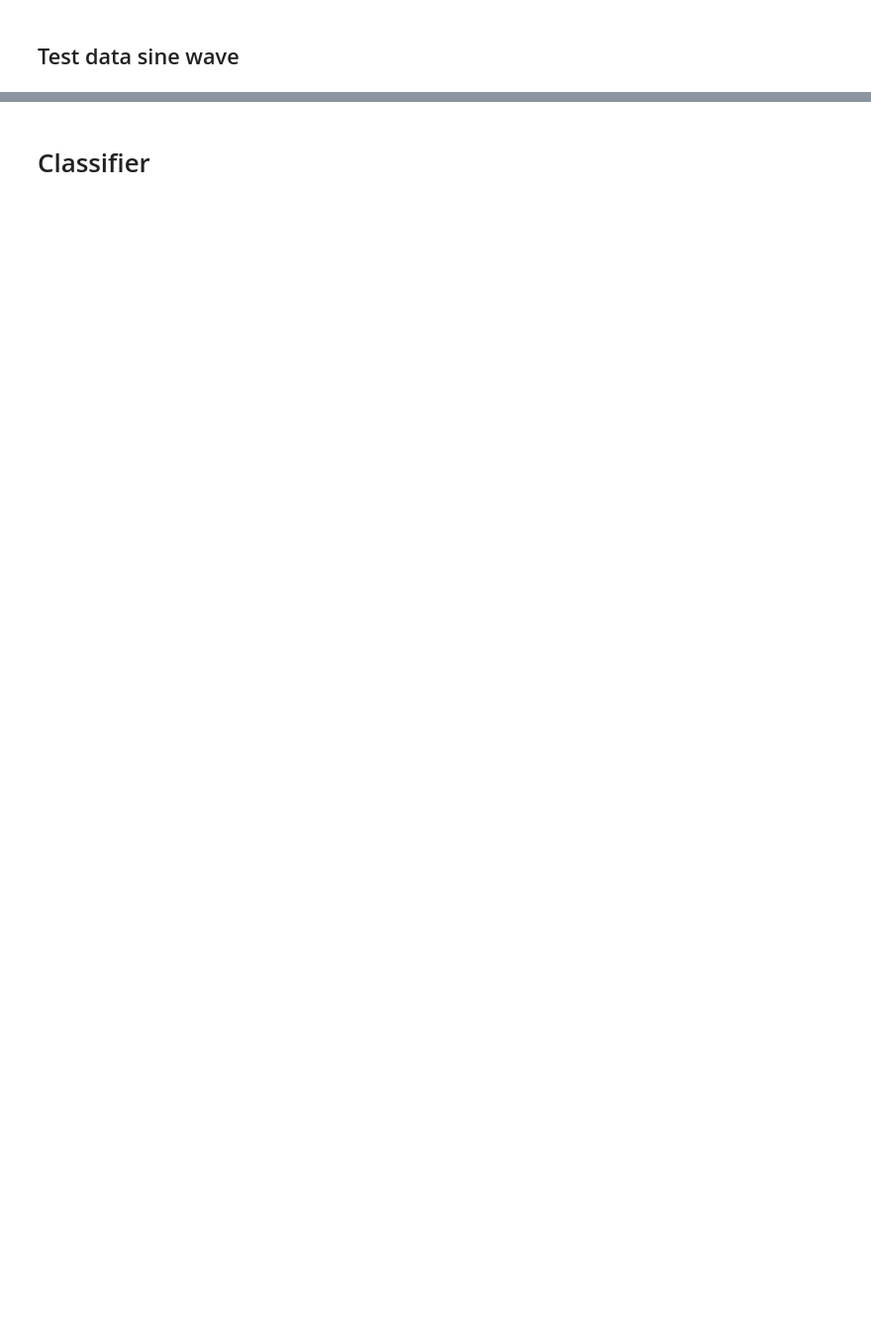
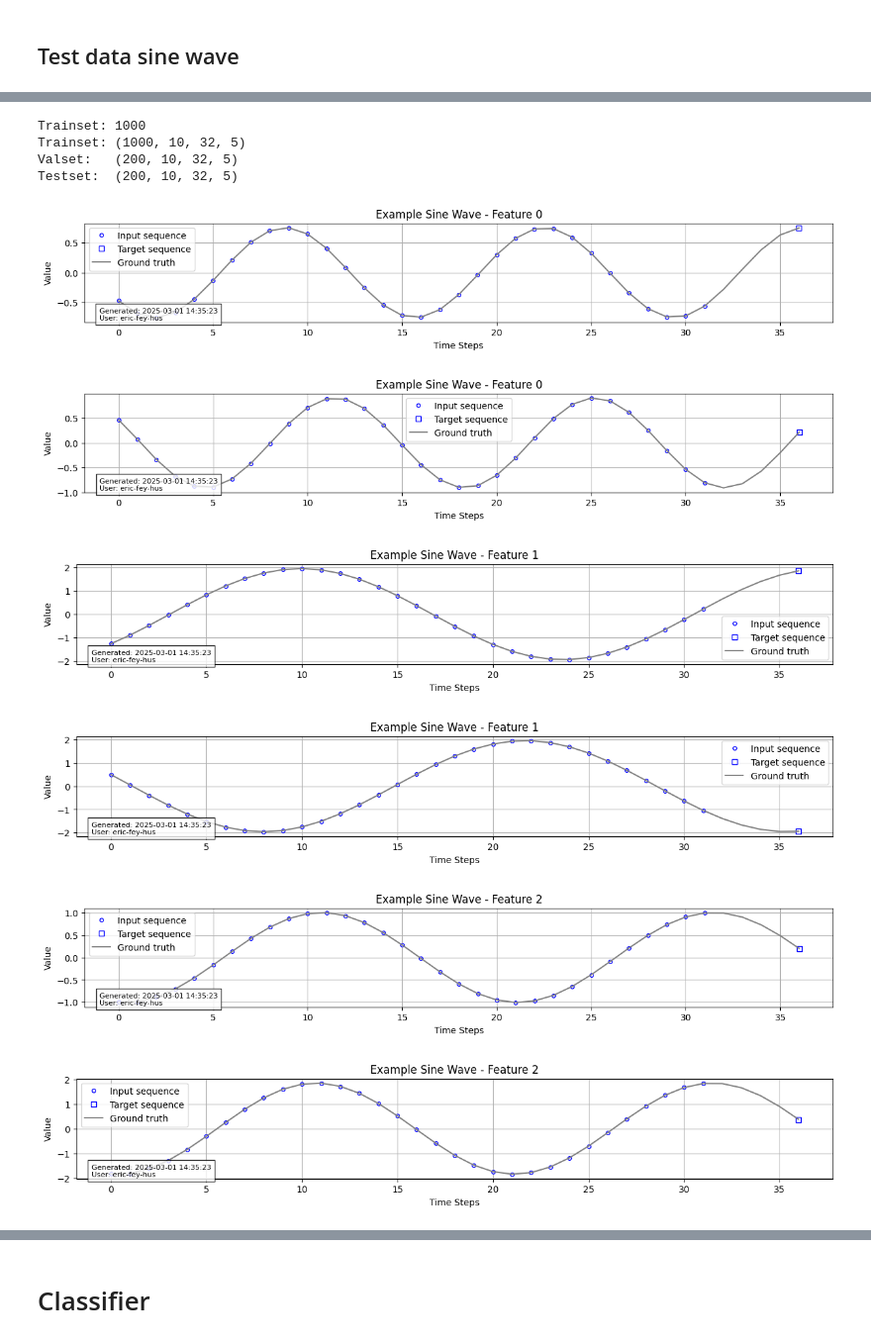
Before and after one commit to eric-fey-hus/ukko, a Jupyter notebook: ukko_get_started.ipynb, the cells around one changed output, grey strips where cells are left out. Shown at 99% size. Saved outputs shown, nothing was run; the diff lists cells and outputs as text; code cells hidden in the pictures; blank space fills up the shorter version.

```diff
--- a/ukko_get_started.ipynb
+++ b/ukko_get_started.ipynb
@@ -220 +125,55 @@ def test_model_with_sine_data():
+# %%
+importlib.reload(ukko.data)
+
+# Parameters
+batch_size = 32
+n_samples = 1400
+n_features = 10
+sequence_length = 32
+prediction_length = 5
+
+# Create dataset:
+dataset = ukko.data.SineWaveDataset(n_samples, n_features, sequence_length, prediction_length,
+                                   base_freq=0.05, noise_level=0.0)
+ukko.data.plot_example_dataset(dataset, sample_idx=0, feature_idx=0)
+ukko.data.plot_example_dataset(dataset, sample_idx=1, feature_idx=0)
+ukko.data.plot_example_dataset(dataset, sample_idx=0, feature_idx=1)
+ukko.data.plot_example_dataset(dataset, sample_idx=1, feature_idx=1)
+ukko.data.plot_example_dataset(dataset, sample_idx=0, feature_idx=2)
+ukko.data.plot_example_dataset(dataset, sample_idx=1, feature_idx=2)
+
+trainset = dataset.Subset(range(0,1000))
+valset = dataset.Subset(range(1000,1200))
+testset = dataset.Subset(range(1200,1400))
+
+print(f"Trainset: {trainset.__len__()}")
+print(f"Trainset: {trainset.getdim()}")
+print(f"Valset:   {valset.getdim()}")
+print(f"Testset:  {testset.getdim()}")
+
+# Create data loaders
+train_loader = DataLoader(trainset, batch_size=batch_size, shuffle=True)
+val_loader = DataLoader(valset, batch_size=batch_size)
+test_loader = DataLoader(testset, batch_size=batch_size)
+
+# Initialize model
+#model = ukko.core.DualAttentionRegressor(
+model = ukko.core.DualAttentionModelOld(
+    n_features=n_features,
+    time_steps=sequence_length,
+    d_model=128,
+    n_heads=16,
+    dropout=0.1
+)
+# %% [output]
+Trainset: 1000
+Trainset: (1000, 10, 32, 5)
+Valset:   (200, 10, 32, 5)
+Testset:  (200, 10, 32, 5)
+[figure, added]
+[figure, added]
+[figure, added]
+[figure, added]
+[figure, added]
+[figure, added]
 # %%
```
Also changed, not shown: parts of 10 cells of this notebook, 5 other files.
